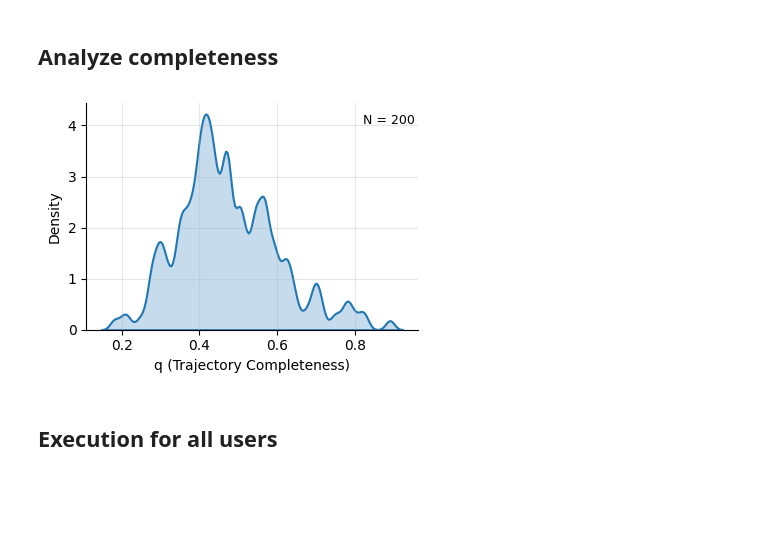
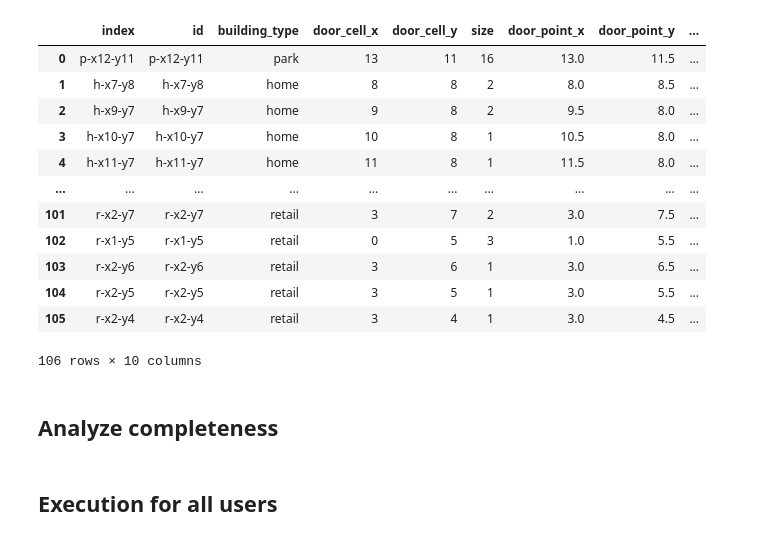
Before and after one commit to Watts-Lab/nomad, a Jupyter notebook: examples/research/hdbscan_validation_paper.ipynb, the cells around one changed output. Saved outputs shown, nothing was run; the diff lists cells and outputs as text; code cells hidden in the pictures; blank space fills up the shorter version.

```diff
--- a/examples/research/hdbscan_validation_paper.ipynb
+++ b/examples/research/hdbscan_validation_paper.ipynb
@@ -36,7 +37,9 @@ from nomad.contact_estimation import overlapping_visits, compute_visitation_erro
 import pdb
 # %%
 import nomad.city_gen as cg
-city = cg.load('../garden-city.pkl')
+# city = cg.load('../garden-city.pkl')
+
+city = City.from_geopackage('/Users/andresmondragon/nomad/nomad/data/garden-city.gpkg')
 
 def plot_metrics_boxplots(df, metrics,
                           algo_order=None, colors=None,
@@ -101,7 +104,7 @@ def plot_metrics_boxplots(df, metrics,
     plt.show()
 
 def classify_building_size_from_id(building_id):
-    building = city.buildings.get(building_id)
+    building = city.buildings_df.loc[building_id]
     n_blocks = len(building.blocks)
     if n_blocks == 1:
         return 'small'
@@ -111,7 +114,7 @@ def classify_building_size_from_id(building_id):
         return 'big'
 
 def classify_building_type_from_id(building_id):
-    building = city.buildings.get(building_id)
+    building = city.buildings_df.loc[building_id]
     return building.building_type
 
 def classify_dwell(duration):
@@ -122,19 +125,35 @@ def classify_dwell(duration):
     else:
         return 'high'
 # %%
-traj_cols = {'user_id':'uid', 'x':'x', 'y':'y', 'timestamp':'timestamp'}
-poi_table = gpd.read_file('../garden_city.gpkg')
+traj_cols = {'user_id':'user_id', 'x':'x', 'y':'y', 'timestamp':'timestamp'}
+poi_table = gpd.read_file('/Users/andresmondragon/nomad/nomad/data/garden-city.gpkg')
 
 poi_table = poi_table.rename({'type':'building_type'}, axis=1)
-poi_table['building_size'] = poi_table['building_id'].apply(classify_building_size_from_id)
+poi_table['building_size'] = poi_table['id'].apply(classify_building_size_from_id)
 
-diaries_df = loader.from_file("../../nomad/data/diaries", format="parquet", **traj_cols)
-diaries_df = diaries_df.rename({'location':'building_id'}, axis=1)
-diaries_df = diaries_df.merge(poi_table[['building_id', 'building_size', 'building_type']], on='building_id', how='left')
+diaries_df = loader.from_file("robustness-of-algorithms/diaries_2", format="parquet", **traj_cols)
+diaries_df = diaries_df.rename({'location':'id'}, axis=1)
+diaries_df = diaries_df.merge(poi_table[['id', 'building_size', 'building_type']], on='id', how='left')
 
-diaries_df.loc[~diaries_df.building_id.isna(),'dwell_length'] = diaries_df.loc[~diaries_df.building_id.isna(),'duration'].apply(classify_dwell)
-diaries_df['building_id'] = diaries_df['building_id']
-sparse_df = loader.from_file("../../nomad/data/sparse_traj/", format="parquet", **traj_cols)
+diaries_df.loc[~diaries_df.id.isna(),'dwell_length'] = diaries_df.loc[~diaries_df.id.isna(),'duration'].apply(classify_dwell)
+diaries_df['id'] = diaries_df['id']
+sparse_df = loader.from_file("robustness-of-algorithms/sparse_traj_2", format="parquet", **traj_cols)
+# %%
+poi_table
+# %% [output]
+|  | index | id | building_type | door_cell_x | door_cell_y | size | door_point_x | door_point_y | ... |
+| 0 | p-x12-y11 | p-x12-y11 | park | 13 | 11 | 16 | 13.0 | 11.5 | ... |
+| 1 | h-x7-y8 | h-x7-y8 | home | 8 | 8 | 2 | 8.0 | 8.5 | ... |
+| 2 | h-x9-y7 | h-x9-y7 | home | 9 | 8 | 2 | 9.5 | 8.0 | ... |
+| 3 | h-x10-y7 | h-x10-y7 | home | 10 | 8 | 1 | 10.5 | 8.0 | ... |
+| 4 | h-x11-y7 | h-x11-y7 | home | 11 | 8 | 1 | 11.5 | 8.0 | ... |
+| ... | ... | ... | ... | ... | ... | ... | ... | ... | ... |
+| 101 | r-x2-y7 | r-x2-y7 | retail | 3 | 7 | 2 | 3.0 | 7.5 | ... |
+| 102 | r-x1-y5 | r-x1-y5 | retail | 0 | 5 | 3 | 1.0 | 5.5 | ... |
+| 103 | r-x2-y6 | r-x2-y6 | retail | 3 | 6 | 1 | 3.0 | 6.5 | ... |
+| 104 | r-x2-y5 | r-x2-y5 | retail | 3 | 5 | 1 | 3.0 | 5.5 | ... |
+| 105 | r-x2-y4 | r-x2-y4 | retail | 3 | 4 | 1 | 3.0 | 4.5 | ... |
+106 rows × 10 columns
 # %% [markdown]
 ## Analyze completeness
 # %%
@@ -142,8 +161,8 @@ completeness_df = filters.q_stats(sparse_df, traj_cols=traj_cols)
 # %%
 plt.figure(figsize=(4,3))
 ax = sns.kdeplot(
-    data=completeness_df,
-    x="q_stat",
+    data=pd.DataFrame(completeness_df),
+    x="0",
     fill=True,
     linewidth=1.5,
     bw_adjust=0.25
@@ -169,8 +188,6 @@ plt.tight_layout()
 plt.savefig("q_stat_density.svg", format="svg", bbox_inches="tight")
 plt.savefig("q_stat_density.png", format="svg", bbox_inches="tight")
 plt.show()
-# %% [output]
-[figure, removed]
 # %% [markdown]
 ## Execution for all users
 # %%
```
Also changed, not shown: parts of 8 cells of this notebook, 6 other files.
